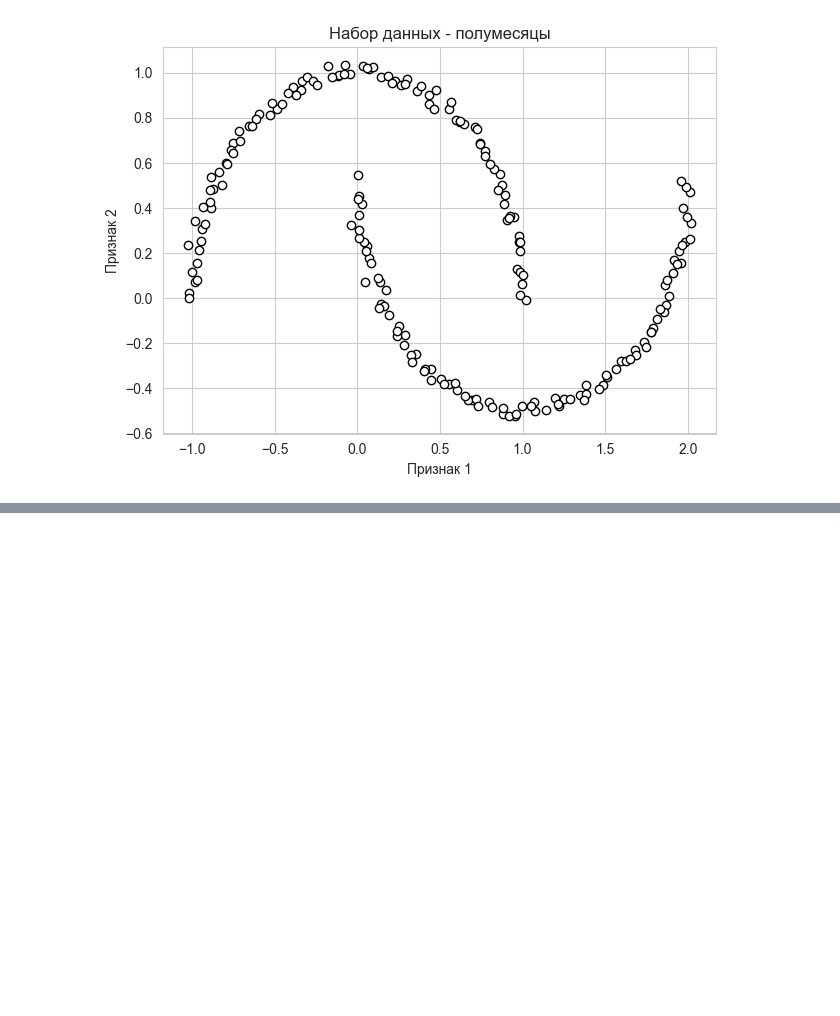
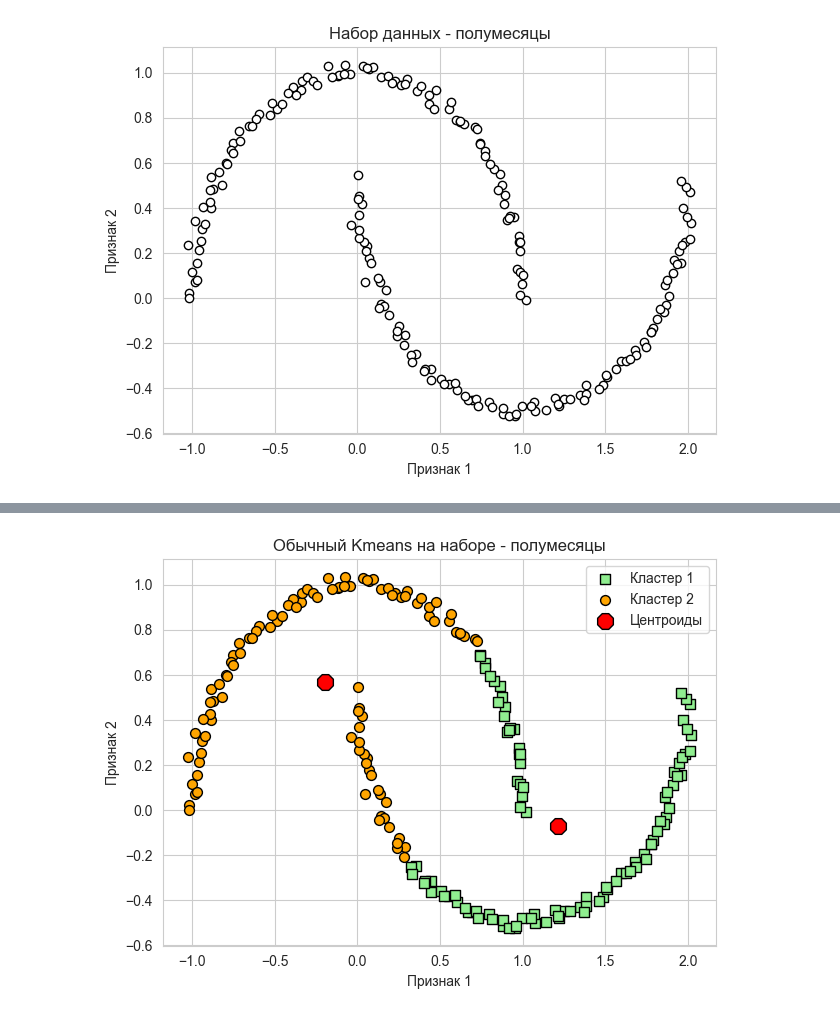
Before and after one commit to Safuanov888/Unsupervised_learning_VUZ, a Jupyter notebook: Models.ipynb, the cells around one changed output, grey strips where cells are left out. Cells and saved outputs as stored; diff of their text form; code cells hidden in the pictures; blank space fills up the shorter version.

```diff
--- a/Models.ipynb
+++ b/Models.ipynb
@@ -48,0 +92,33 @@ plt.tight_layout()
+# %%
+kmeans_base_moons = KMeans(n_clusters=2,
+                init='random',
+                tol=1e-4,
+                max_iter=300,
+                random_state=42,
+                n_init=10)
+preds = kmeans_base_moons.fit_predict(X1)
+# %%
+plt.scatter(X1[preds == 0, 0],
+            X1[preds == 0, 1],
+            s=50, c='lightgreen',
+            marker='s', edgecolor='black',
+            label='Кластер 1')
+plt.scatter(X1[preds == 1, 0],
+            X1[preds == 1, 1],
+            s=50, c='orange',
+            marker='o', edgecolor='black',
+            label='Кластер 2')
+plt.scatter(kmeans_base_moons.cluster_centers_[:, 0],
+            kmeans_base_moons.cluster_centers_[:, 1],
+            s=150, marker='8',
+            c='red', edgecolor='black',
+            label='Центроиды')
+
+plt.xlabel('Признак 1')
+plt.ylabel('Признак 2')
+
+plt.legend(scatterpoints=1)
+plt.title('Обычный Kmeans на наборе - полумесяцы')
+plt.tight_layout()
+# %% [output]
+[figure, added]
```
Also changed, not shown: parts of 5 cells of this notebook.
